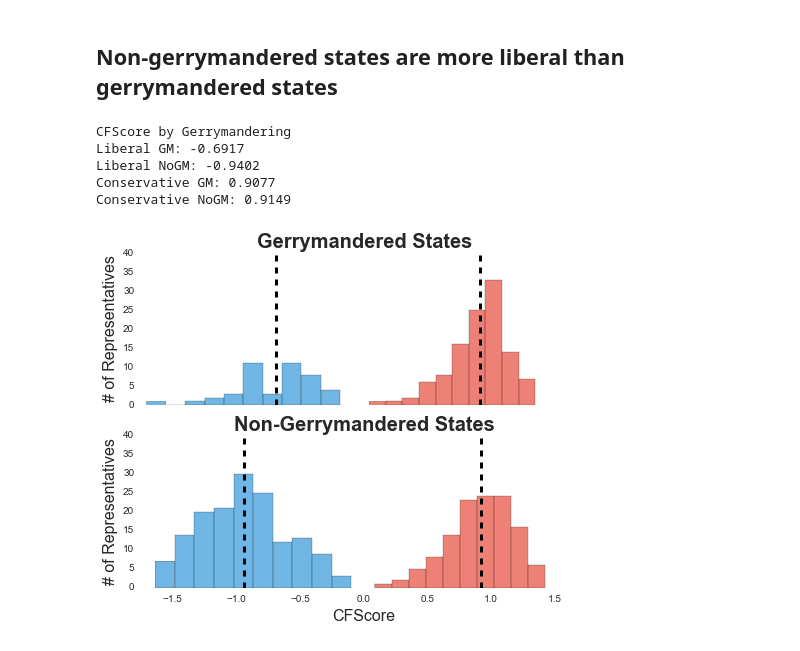
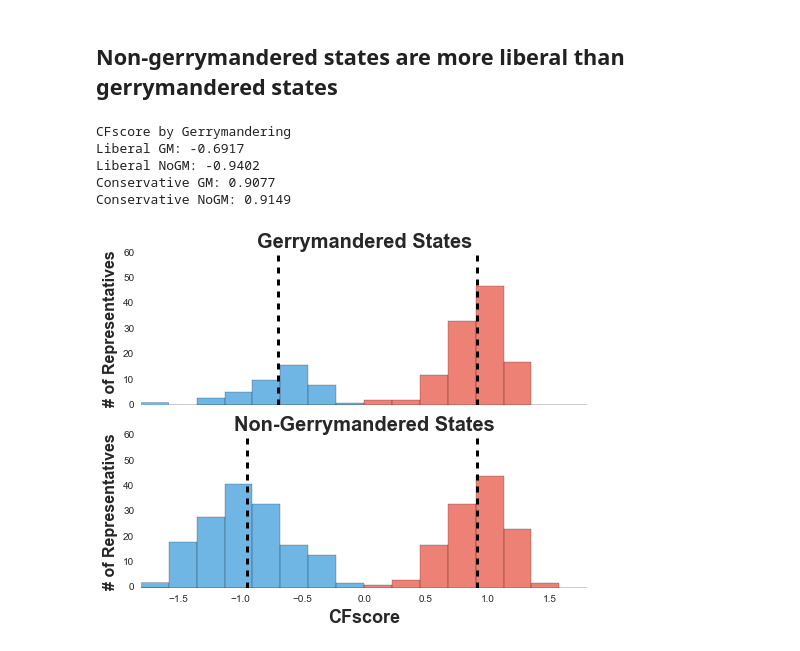
Before and after one commit to Najuh/gerrymandering-congress, a Jupyter notebook: python/analysis.ipynb, the cells around one changed output. Drawn from its saved outputs; the diff is of its cells as text; code cells hidden in the pictures.

```diff
--- a/python/analysis.ipynb
+++ b/python/analysis.ipynb
@@ -20,12 +17,12 @@ colors['blue'] = '#3498db'
 colors['red'] = '#e74c3c'
 
 fonts = {}
-fonts['xlabelsize'] = 16
+fonts['xlabelsize'] = 18
 fonts['ylabelsize'] = 16
 fonts['titlesize'] = 20
 
-fonts['xlabelweight'] = 'normal'
-fonts['ylabelweight'] = 'normal'
+fonts['xlabelweight'] = 'bold'
+fonts['ylabelweight'] = 'bold'
 fonts['titleweight'] = 'bold'
 
 figset = {}
@@ -401,13 +415,13 @@ stats.ttest_ind(stats.boxcox(conservGM[cfscore].dropna().abs())[0], stats.boxcox
 # %% [markdown]
 ## Non-gerrymandered states are more liberal than gerrymandered states
 # %%
-print('CFScore by Gerrymandering')
+print('CFscore by Gerrymandering')
 print('Liberal GM: %.4f' % liberalGM[cfscore].dropna().mean())
 print('Liberal NoGM: %.4f' % liberalNoGM[cfscore].dropna().mean())
 print('Conservative GM: %.4f' % conservGM[cfscore].dropna().mean())
 print('Conservative NoGM: %.4f' % conservNoGM[cfscore].dropna().mean())
 # %% [output]
-CFScore by Gerrymandering
+CFscore by Gerrymandering
 Liberal GM: -0.6917
 Liberal NoGM: -0.9402
 Conservative GM: 0.9077
@@ -415,36 +429,38 @@ Conservative NoGM: 0.9149
 # %%
 f, (ax1, ax2) = plt.subplots(2, 1, sharex=True, sharey=True, figsize=(8, 6), dpi=160, facecolor='w', edgecolor='k')
 
-ymax = 40
-xmin = -1.75
-xmax = 1.75
+ylim = (0, 60)
+xlim = (-1.8, 1.8)
 
-bins = 10
+bins = 16
+binrange = (-1.8, 1.8)
 
 # plot separate party cfscore
-liberalGM[cfscore].dropna().hist(ax=ax1, alpha=figset['alpha'], color=colors['blue'], bins=bins)
-conservGM[cfscore].dropna().hist(ax=ax1, alpha=figset['alpha'], color=colors['red'], bins=bins)
-liberalNoGM[cfscore].dropna().hist(ax=ax2, alpha=figset['alpha'], color=colors['blue'], bins=bins)
-conservNoGM[cfscore].dropna().hist(ax=ax2, alpha=figset['alpha'], color=colors['red'], bins=bins)
+liberalGM[cfscore].dropna().hist(ax=ax1, alpha=figset['alpha'], color=colors['blue'], bins=bins, range=binrange)
+conservGM[cfscore].dropna().hist(ax=ax1, alpha=figset['alpha'], color=colors['red'], bins=bins, range=binrange)
+liberalNoGM[cfscore].dropna().hist(ax=ax2, alpha=figset['alpha'], color=colors['blue'], bins=bins, range=binrange)
+conservNoGM[cfscore].dropna().hist(ax=ax2, alpha=figset['alpha'], color=colors['red'], bins=bins, range=binrange)
 
-# plot vertical lines
+# vertical mean lines
 ax1.axvline(liberalGM[cfscore].dropna().mean(), color='black', linestyle='dashed', linewidth=3)
 ax1.axvline(conservGM[cfscore].dropna().mean(), color='black', linestyle='dashed', linewidth=3)
 ax2.axvline(liberalNoGM[cfscore].dropna().mean(), color='black', linestyle='dashed', linewidth=3)
 ax2.axvline(conservNoGM[cfscore].dropna().mean(), color='black', linestyle='dashed', linewidth=3)
 
 # clean up plot
-ax1.set_ylim(top=ymax)
-ax1.set_xlim(left=xmin, right=xmax)
+ax1.set_ylim(ylim)
+ax1.set_xlim(xlim)
+ax1.grid(False)
+ax2.grid(False)
 
 ax1.set_ylabel('# of Representatives', fontsize=fonts['ylabelsize'], fontweight=fonts['ylabelweight'])
 ax2.set_ylabel('# of Representatives', fontsize=fonts['ylabelsize'], fontweight=fonts['ylabelweight'])
 
-ax2.set_xlabel('CFScore', fontsize=fonts['xlabelsize'], fontweight=fonts['xlabelweight'])
+ax2.set_xlabel('CFscore', fontsize=fonts['xlabelsize'], fontweight=fonts['xlabelweight'])
 
 ax1.set_title('Gerrymandered States', fontsize=fonts['titlesize'], fontweight=fonts['titleweight'])
 ax2.set_title('Non-Gerrymandered States', fontsize=fonts['titlesize'], fontweight=fonts['titleweight'])
 
 plt.savefig("gm_dime_%d.png" % (year), bbox_inches='tight', dpi=figset['dpi'])
 # %% [output]
-[figure, old version]
+[figure, new version]
```
Also changed, not shown: parts of 5 cells of this notebook.
